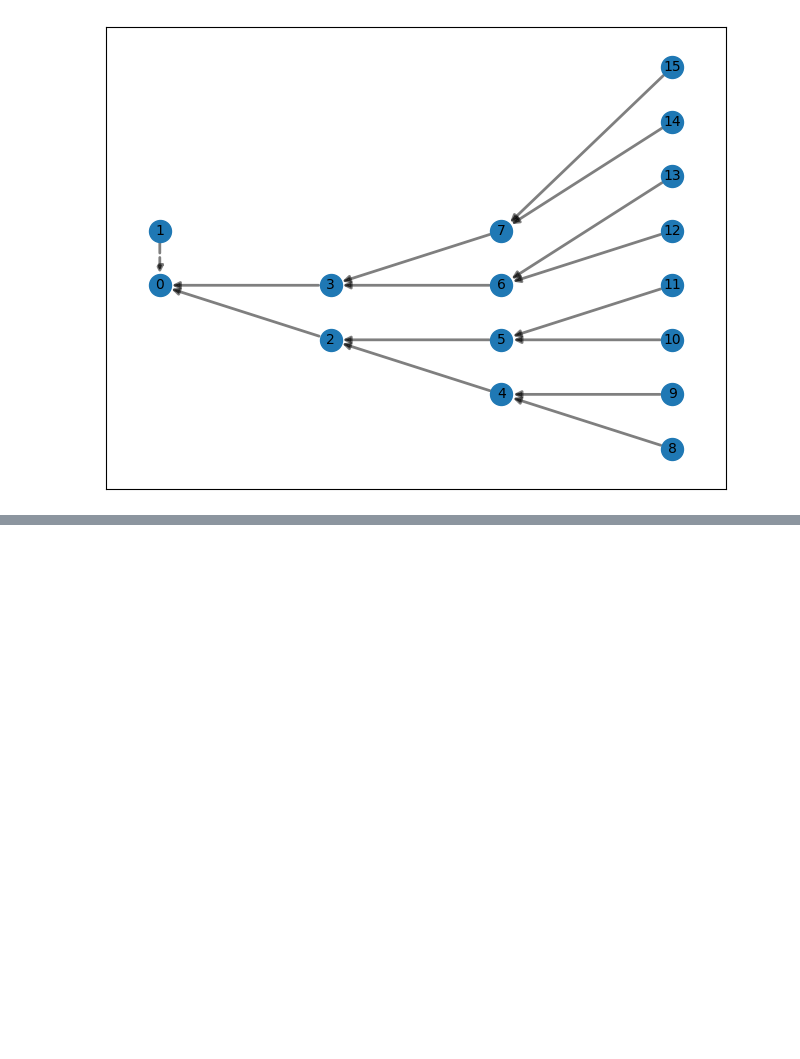
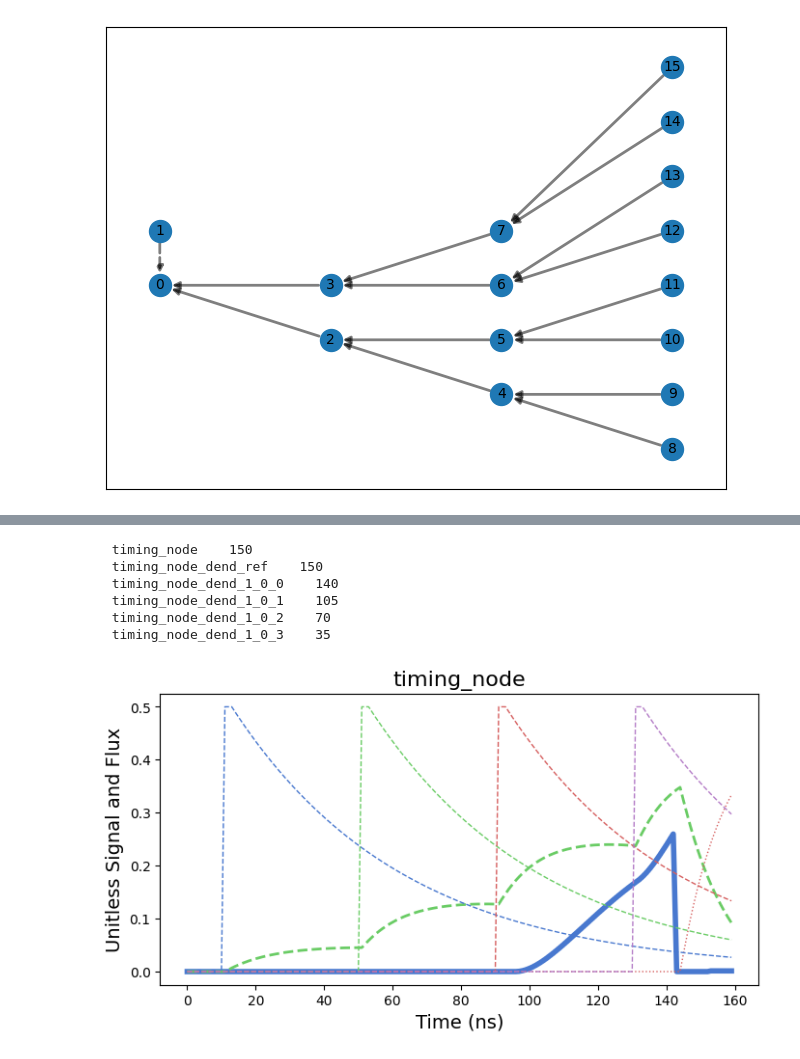
Before and after one commit to ryangitsit/slim_soens, a Jupyter notebook: experiments/ecg.ipynb, the cells around one changed output, grey strips where cells are left out. Drawn from its saved outputs; the diff is of its cells as text; code cells hidden in the pictures; blank space fills up the shorter version.

```diff
--- a/experiments/ecg.ipynb
+++ b/experiments/ecg.ipynb
@@ -319,0 +427,40 @@ for tst in range(train,train+test):
+# %%
+W_timing = [
+    [[.1,.2,.3,.4]]
+]
+
+arbor_params = [
+    [[{'tau':(4*35)},{'tau':(3*35)},{'tau':(2*35)},{'tau':(1*35)}]]
+    ]
+
+timing_neuron = Neuron(
+    name=f'timing_node',
+    threshold = 0.25,
+    weights=W_timing,
+    arbor_params=arbor_params
+    )
+neuron.normalize_fanin_symmetric(fanin_factor=2)
+
+print_attrs(timing_neuron.dendrite_list,['name','tau'])
+
+inpt = [
+    [10],
+    [50],
+    [90],
+    [130]
+]
+timing_neuron.add_spike_rows(inpt)
+net = Network(
+    run_simulation = True,
+    nodes          = [timing_neuron],
+    duration       = 160,
+)
+plot_nodes([timing_neuron],dendrites=True)
+# %% [output]
+  timing_node    150
+  timing_node_dend_ref    150
+  timing_node_dend_1_0_0    140
+  timing_node_dend_1_0_1    105
+  timing_node_dend_1_0_2    70
+  timing_node_dend_1_0_3    35
+[figure, added]
```
Also changed, not shown: parts of 9 cells of this notebook, 1 other file.
